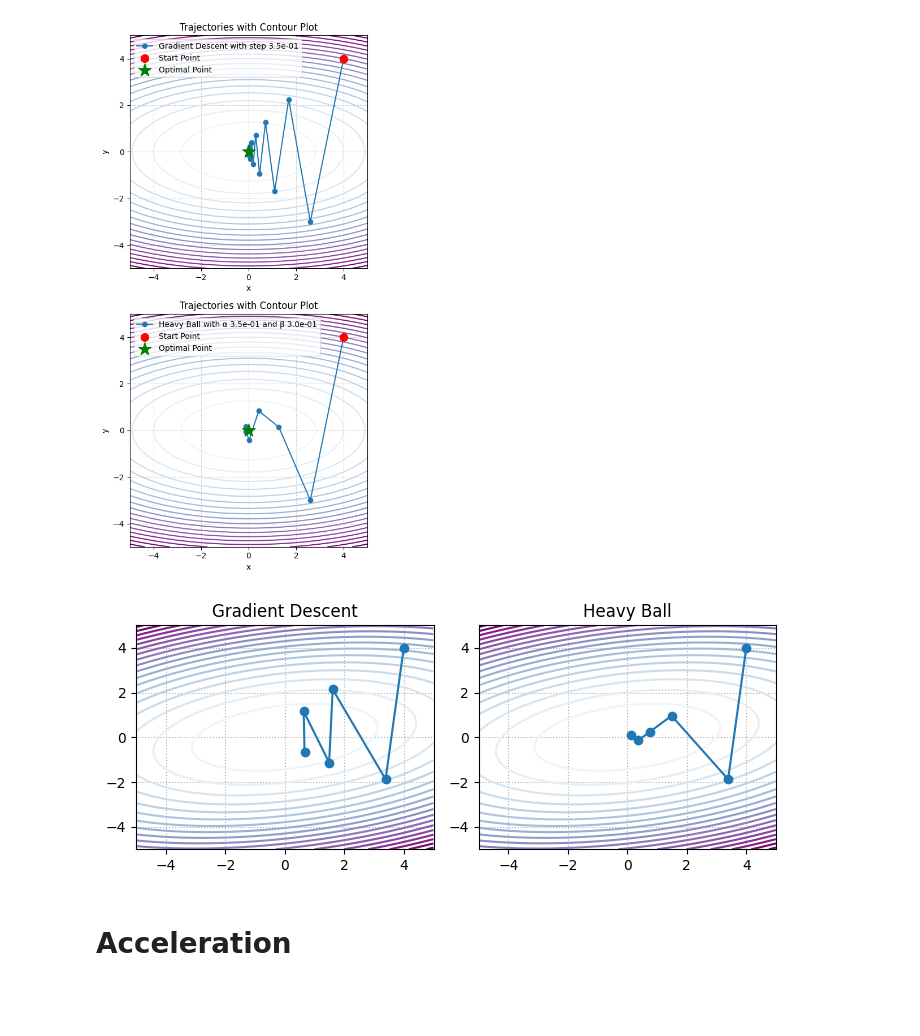
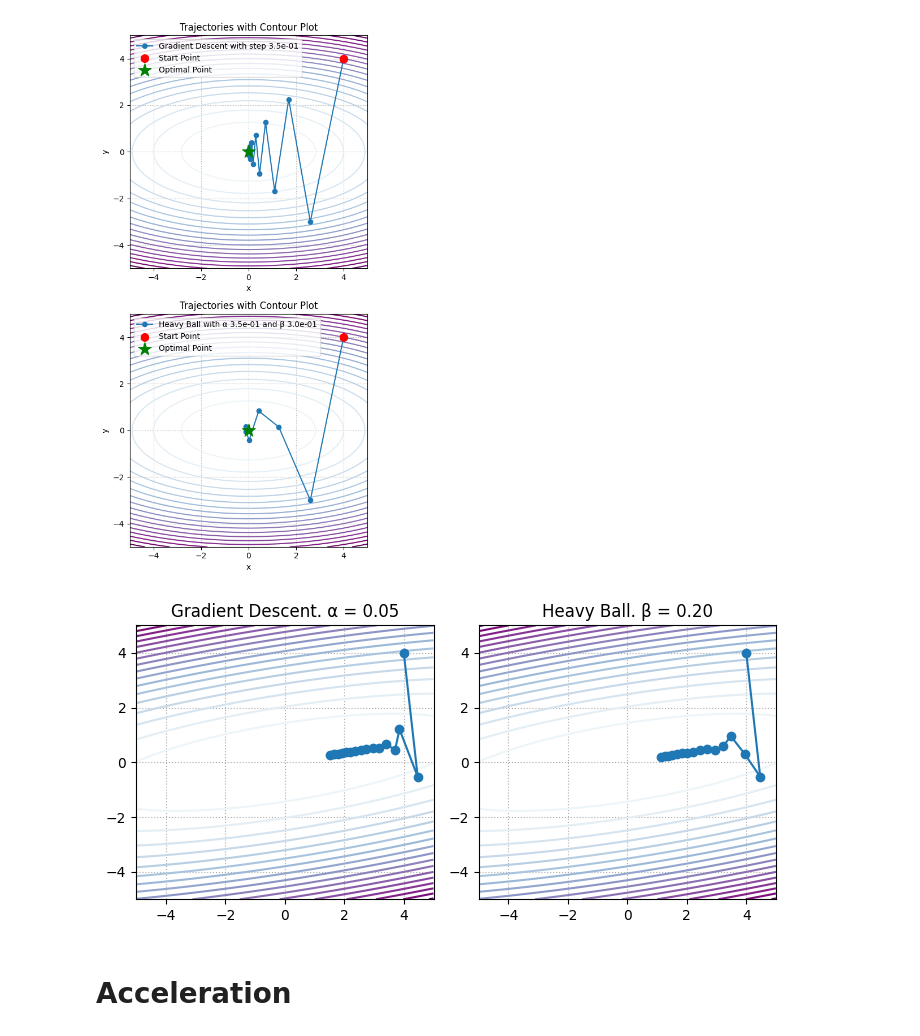
Before and after one commit to MerkulovDaniil/optim, a Jupyter notebook: assets/Notebooks/GD.ipynb, the cells around one changed output. Cells and saved outputs as stored; diff of their text form; code cells hidden in the pictures; blank space fills up the shorter version.

```diff
--- a/assets/Notebooks/GD.ipynb
+++ b/assets/Notebooks/GD.ipynb
@@ -101,7 +101,8 @@ import jax.numpy as jnp
 from jax import grad
 
 mu = 1
-L = 5
+L = 20
+beta = 0.2
 
 theta = np.radians(10)
 Q = np.array([[np.cos(theta), -np.sin(theta)], [np.sin(theta), np.cos(theta)]])
@@ -124,7 +125,7 @@ def plot_contours(ax, function, x_range, y_range, resolution=200):
     ax.contour(X, Y, Z, levels=20, cmap="BuPu")
 
 # Gradient Descent with Exact Line Search
-def gradient_descent(grad_func, x, learning_rate = 1e-1, num_steps=50):
+def gradient_descent(grad_func, x, learning_rate = 1/L, num_steps=50):
     trajectory = [x]
     for _ in range(num_steps):
         gradient = grad_func(x)
@@ -139,41 +140,41 @@ def heavy_ball(grad_func, start_point, learning_rate=0.1, beta=0.9, num_steps=50
     v = np.array([0, 0])
     for _ in range(num_steps):
         grad = grad_func(x)
         v = grad + beta*v
         x = x - learning_rate * v
         trajectory.append(x)
     return np.array(trajectory)
 
 # Setup start point and b vector for CG
 start_point = jnp.array([4.0, 4.0])
 b = jnp.dot(A, jnp.zeros(2))  # Arbitrary choice for illustration
 
 # Solve trajectories
-trajectory_gd_exact = gradient_descent(grad_quadratic_function, start_point, learning_rate=3.5e-1, num_steps=5)
-trajectory_cg = heavy_ball(grad_quadratic_function, start_point, learning_rate=3.5e-1, beta=0.2, num_steps=5)
+trajectory_gd_exact = gradient_descent(grad_quadratic_function, start_point, learning_rate=7e-2, num_steps=15)
+trajectory_cg = heavy_ball(grad_quadratic_function, start_point, learning_rate=7e-2, beta=beta, num_steps=15)
 
 # Plotting
-fig, axs = plt.subplots(1, 2, figsize=(7, 3))
+fig, axs = plt.subplots(1, 2, figsize=(7, 3.5))
 
 # Gradient Descent with Exact Line Search Plot
 plot_contours(axs[0], quadratic_function, x_range=(-5, 5), y_range=(-5, 5))
 axs[0].plot(trajectory_gd_exact[:, 0], trajectory_gd_exact[:, 1], 'o-', label='Steepest Descent')
-axs[0].set_title('Gradient Descent')
+axs[0].set_title(f'Gradient Descent. α = {1/L:.2f}')
 
 # Conjugate Gradient Plot
 plot_contours(axs[1], quadratic_function, x_range=(-5, 5), y_range=(-5, 5))
-axs[1].plot(trajectory_cg[:, 0], trajectory_cg[:, 1], 'o-', label='Heavy Ball')
-axs[1].set_title('Heavy Ball')
+axs[1].plot(trajectory_cg[:, 0], trajectory_cg[:, 1], 'o-', label='Heavy Ball ')
+axs[1].set_title(f'Heavy Ball. β = {beta:.2f}')
 
 for ax in axs:
     # ax.legend()
     ax.grid(linestyle=":")
 
 plt.tight_layout()
-plt.savefig("GD_vs_HB_hor.pdf")
+plt.savefig(f"GD_vs_HB_hor_{L}.pdf")
 plt.show()
 # %% [output]
-[figure, old version]
+[figure, new version]
 # %% [markdown]
 # Acceleration
 # %%
```
Also changed, not shown: 3 other files.
